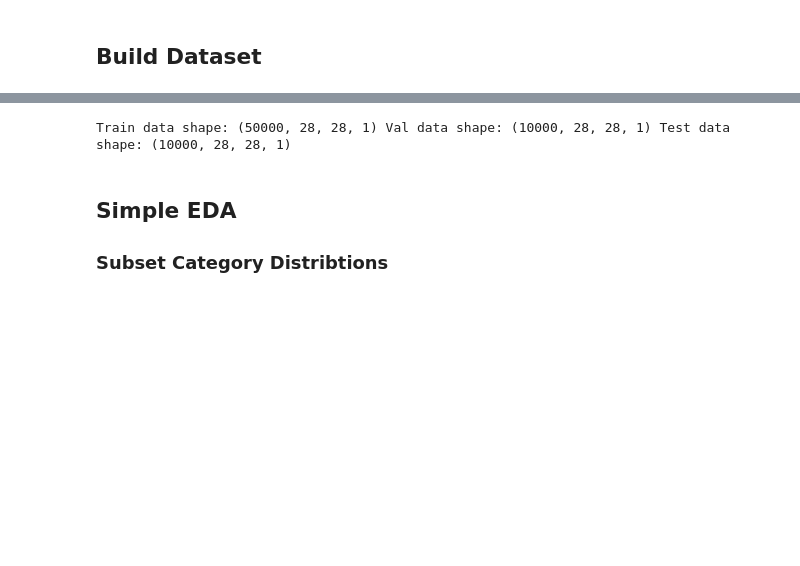
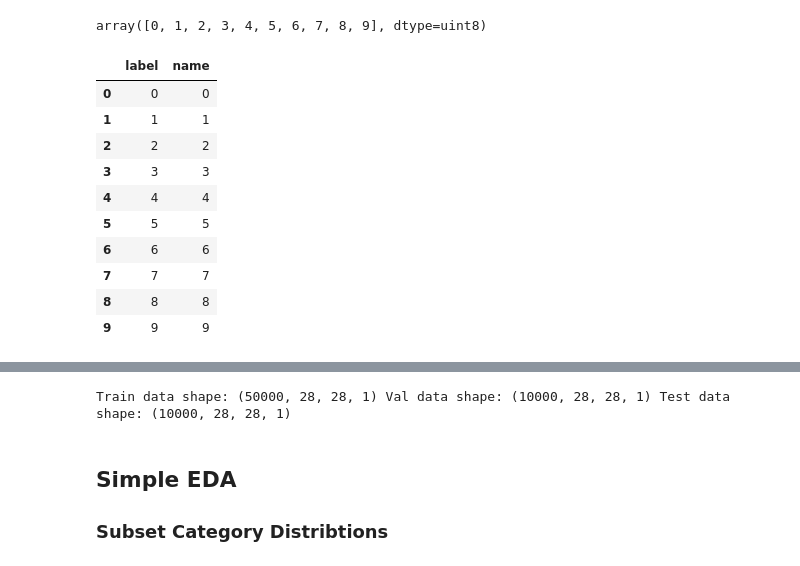
Before and after one commit to kmcguigan1/Deep-Clustering-Technique-Analysis, a Jupyter notebook: 1-Dataset-analysis.ipynb, the cells around one changed output, grey strips where cells are left out. Cells and saved outputs as stored; diff of their text form; code cells hidden in the pictures; blank space fills up the shorter version.

```diff
--- a/1-Dataset-analysis.ipynb
+++ b/1-Dataset-analysis.ipynb
@@ -11,10 +14,12 @@ SAVE_DATA = False
 # %%
 (X, y), (X_test, y_test) = mnist.load_data()
 
-X = (X.astype(np.float32) - 127.5) / 127.5
-X_test = (X_test.astype(np.float32) - 127.5) / 127.5
+X = X.astype(np.float32) / 255.0
+X_test = X_test.astype(np.float32) / 255.0
 
 X = X.reshape((*X.shape, 1))
 X_test = X_test.reshape((*X_test.shape, 1))
+
+np.unique(y)
+# %% [output]
+array([0, 1, 2, 3, 4, 5, 6, 7, 8, 9], dtype=uint8)
-# %% [markdown]
-## **Build Dataset**
@@ -20,0 +42,17 @@ X_test = X_test.reshape((*X_test.shape, 1))
+# %%
+labels = pd.DataFrame(np.arange(10).reshape(-1,1), columns=['label'])
+labels['name'] = labels['label']
+labels.to_csv('data/label_names.csv',index=False)
+labels
+# %% [output]
+|  | label | name |
+| 0 | 0 | 0 |
+| 1 | 1 | 1 |
+| 2 | 2 | 2 |
+| 3 | 3 | 3 |
+| 4 | 4 | 4 |
+| 5 | 5 | 5 |
+| 6 | 6 | 6 |
+| 7 | 7 | 7 |
+| 8 | 8 | 8 |
+| 9 | 9 | 9 |
```
Also changed, not shown: parts of 19 cells of this notebook, 22 other files.
